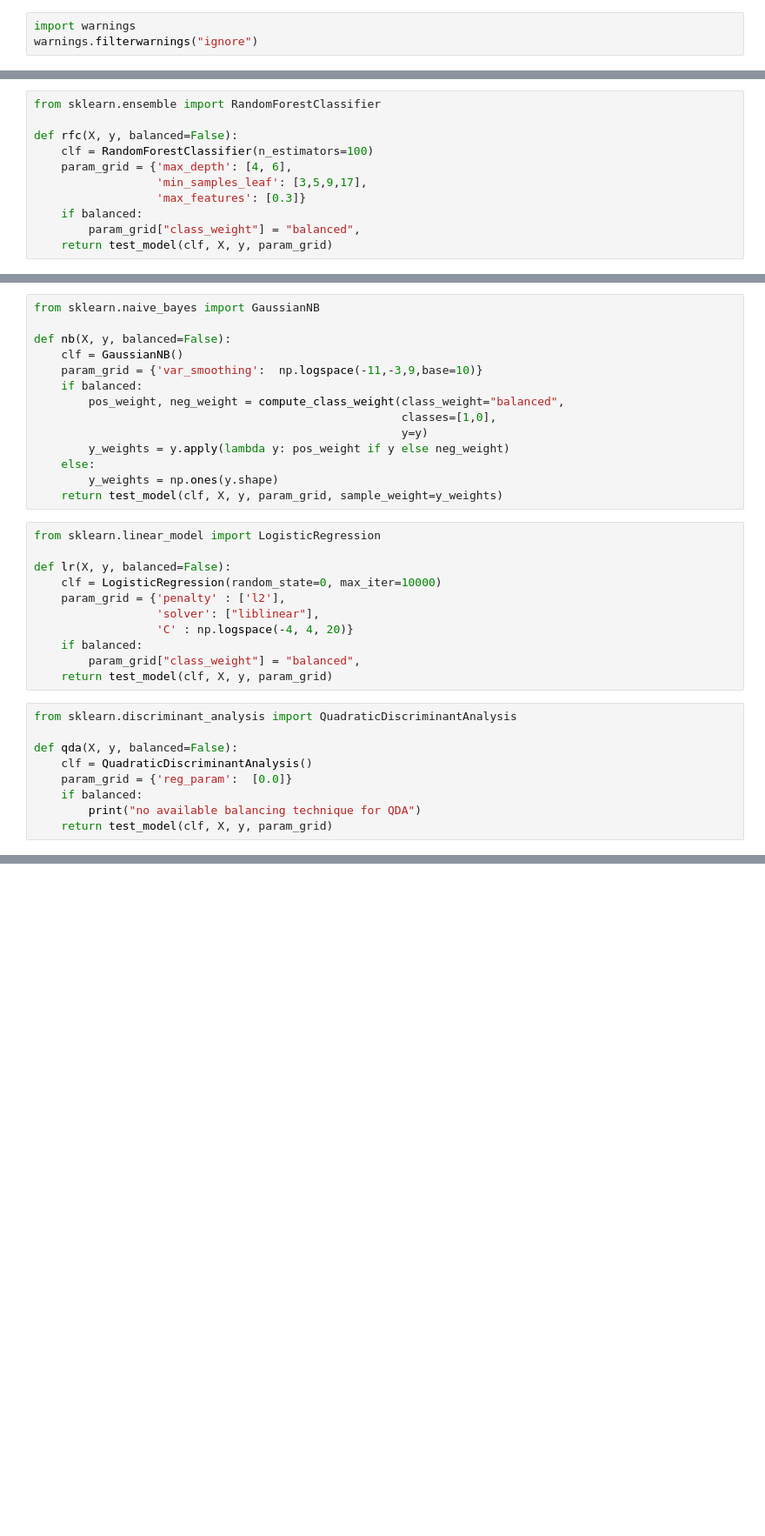
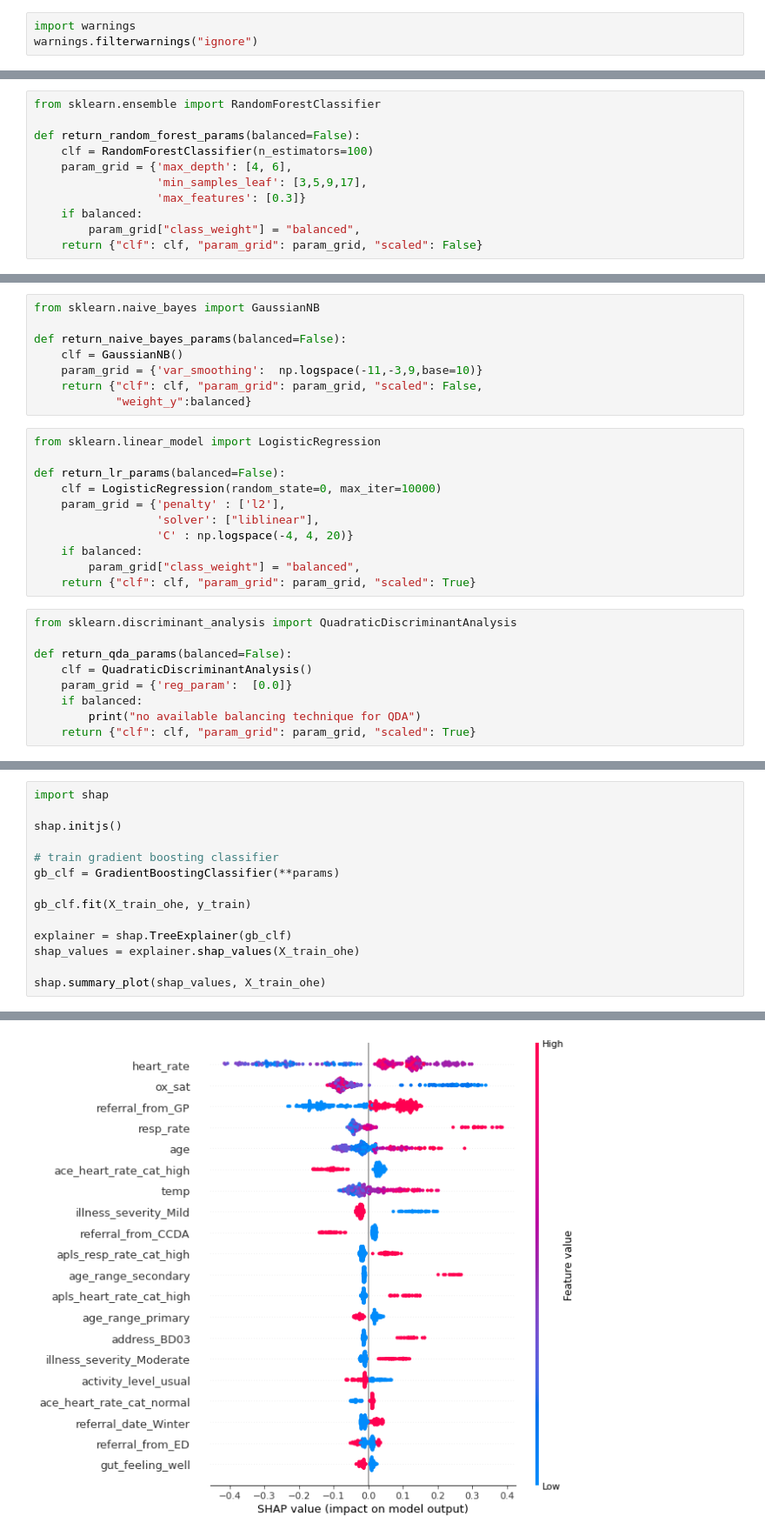
Before and after one commit to btcooper22/ace_project, a Jupyter notebook: models/sklearn_models.ipynb, the cells around one changed output, grey strips where cells are left out. Shown: that part at 87% size. Saved outputs shown, nothing was run; the diff lists cells and outputs as text; blank space fills up the shorter version.

```diff
--- a/models/sklearn_models.ipynb
+++ b/models/sklearn_models.ipynb
@@ -114,14 +163,14 @@ def gp(X, y, balanced=False):
 # %%
 from sklearn.ensemble import RandomForestClassifier
 
-def rfc(X, y, balanced=False):
+def return_random_forest_params(balanced=False):
     clf = RandomForestClassifier(n_estimators=100)
     param_grid = {'max_depth': [4, 6],
                   'min_samples_leaf': [3,5,9,17],
                   'max_features': [0.3]}
     if balanced:
         param_grid["class_weight"] = "balanced",
-    return test_model(clf, X, y, param_grid)
+    return {"clf": clf, "param_grid": param_grid, "scaled": False}
 # %%
 from sklearn.ensemble import GradientBoostingClassifier
 from sklearn.utils.class_weight import compute_class_weight
@@ -160,37 +195,31 @@ def ab(X, y, balanced=False):
 # %%
 from sklearn.naive_bayes import GaussianNB
 
-def nb(X, y, balanced=False):
+def return_naive_bayes_params(balanced=False):
     clf = GaussianNB()
     param_grid = {'var_smoothing':  np.logspace(-11,-3,9,base=10)}
-    if balanced:
-        pos_weight, neg_weight = compute_class_weight(class_weight="balanced",
-                                                      classes=[1,0],
-                                                      y=y)
-        y_weights = y.apply(lambda y: pos_weight if y else neg_weight)
-    else:
-        y_weights = np.ones(y.shape)
-    return test_model(clf, X, y, param_grid, sample_weight=y_weights)
+    return {"clf": clf, "param_grid": param_grid, "scaled": False,
+            "weight_y":balanced}
 # %%
 from sklearn.linear_model import LogisticRegression
 
-def lr(X, y, balanced=False):
+def return_lr_params(balanced=False):
     clf = LogisticRegression(random_state=0, max_iter=10000)
     param_grid = {'penalty' : ['l2'],
                   'solver': ["liblinear"],
                   'C' : np.logspace(-4, 4, 20)}
     if balanced:
         param_grid["class_weight"] = "balanced",
-    return test_model(clf, X, y, param_grid)
+    return {"clf": clf, "param_grid": param_grid, "scaled": True}
 # %%
 from sklearn.discriminant_analysis import QuadraticDiscriminantAnalysis
 
-def qda(X, y, balanced=False):
+def return_qda_params(balanced=False):
     clf = QuadraticDiscriminantAnalysis()
     param_grid = {'reg_param':  [0.0]}
     if balanced:
         print("no available balancing technique for QDA")
-    return test_model(clf, X, y, param_grid)
+    return {"clf": clf, "param_grid": param_grid, "scaled": True}
 # %%
 from sklearn.discriminant_analysis import LinearDiscriminantAnalysis
 
@@ -302,0 +447,15 @@ done.
+# %%
+import shap
+
+shap.initjs()
+
+# train gradient boosting classifier
+gb_clf = GradientBoostingClassifier(**params)
+
+gb_clf.fit(X_train_ohe, y_train)
+
+explainer = shap.TreeExplainer(gb_clf)
+shap_values = explainer.shap_values(X_train_ohe)
+
+shap.summary_plot(shap_values, X_train_ohe)
+# %% [output]
@@ -302,0 +463 @@ done.
+[figure, added]
```
Also changed, not shown: parts of 18 cells of this notebook, 3 other files.
